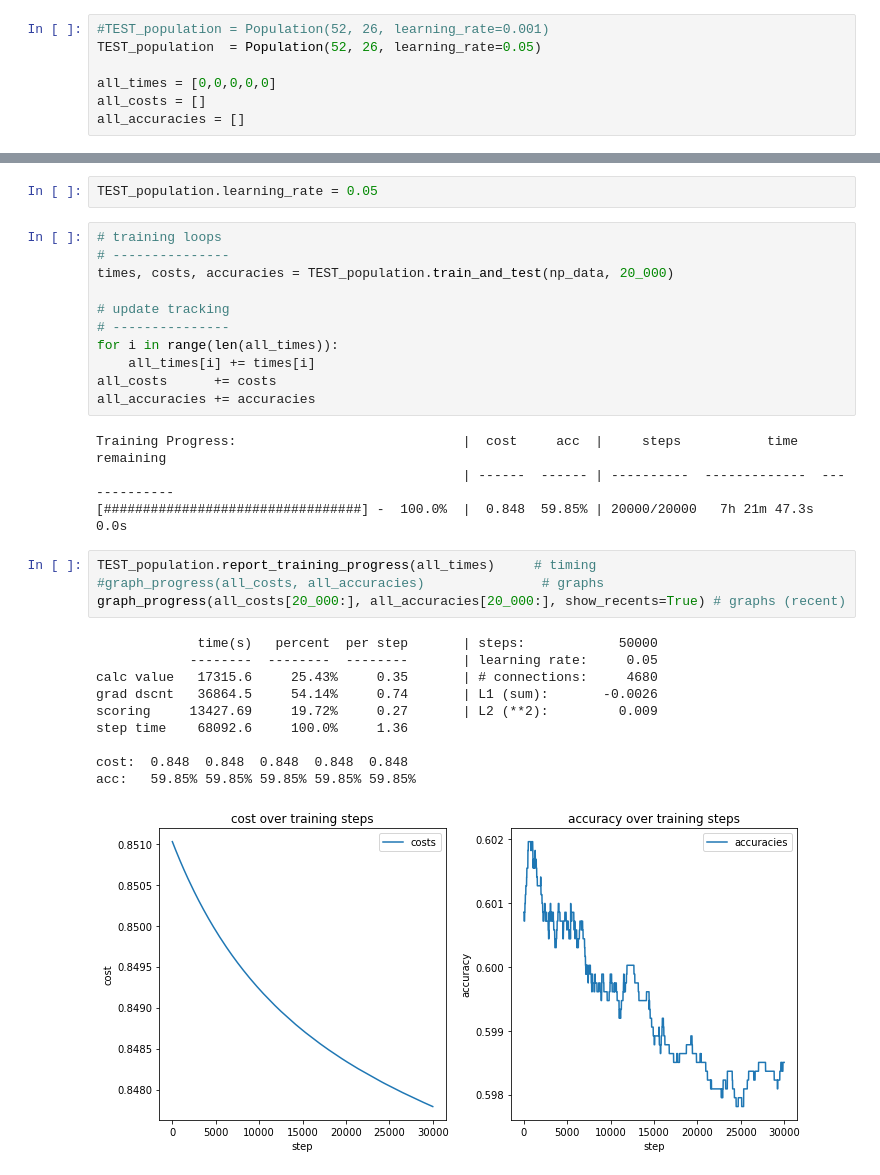
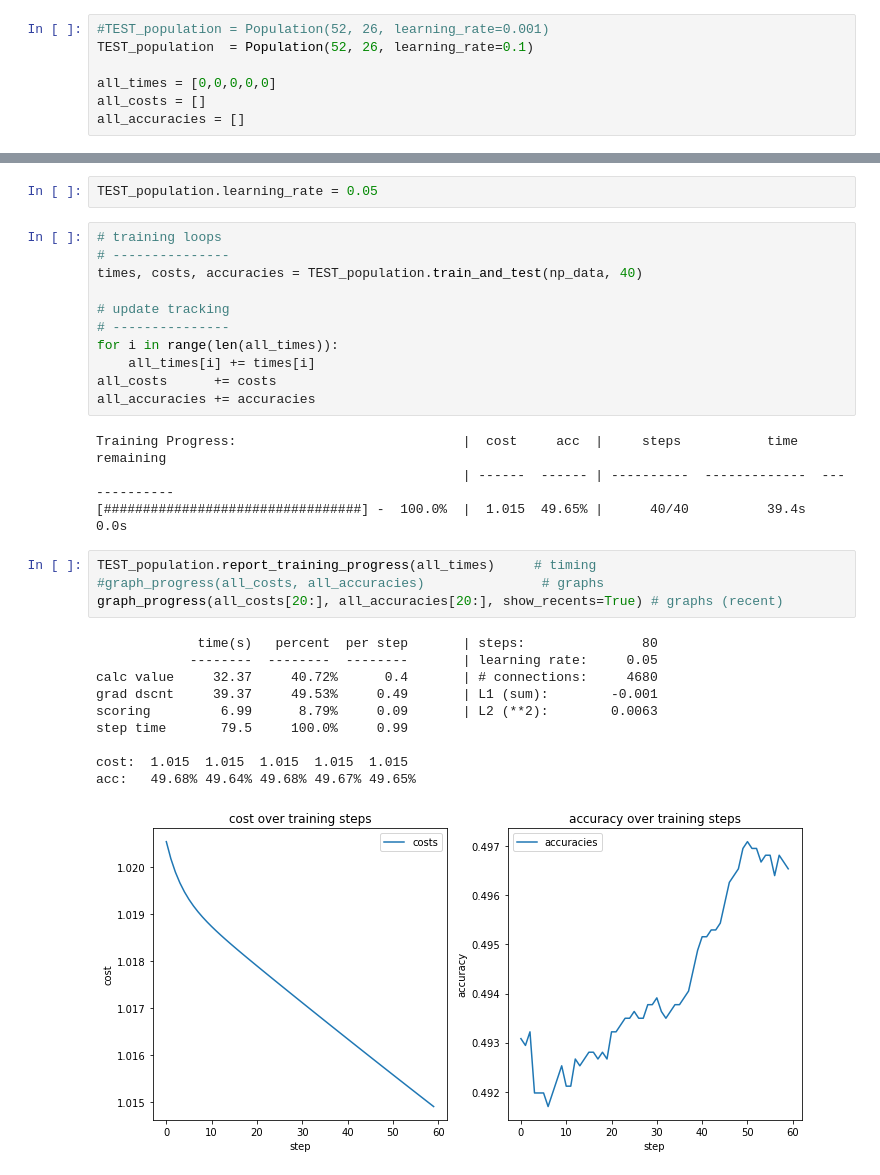
Before and after one commit to amurphy99/madness-23, a Jupyter notebook: data_setup/testing_matrix.ipynb, the cells around one changed output, grey strips where cells are left out. Cells and saved outputs as stored; diff of their text form.

```diff
--- a/data_setup/testing_matrix.ipynb
+++ b/data_setup/testing_matrix.ipynb
@@ -145,7 +145,7 @@ np_data = [np_data[0], np_data[1], np.multiply(np_data2[1], 100),
 # Create and test population
 # %%
 #TEST_population = Population(52, 26, learning_rate=0.001)
-TEST_population  = Population(52, 26, learning_rate=0.05)
+TEST_population  = Population(52, 26, learning_rate=0.1)
 
 all_times = [0,0,0,0,0]
 all_costs = []
@@ -157,7 +157,7 @@ TEST_population.learning_rate = 0.05
 # %%
 # training loops
 # ---------------
-times, costs, accuracies = TEST_population.train_and_test(np_data, 20_000)
+times, costs, accuracies = TEST_population.train_and_test(np_data, 40)
 
 # update tracking
 # ---------------
@@ -168,22 +168,22 @@ all_accuracies += accuracies
 # %% [output]
 Training Progress:                             |  cost     acc  |     steps           time      remaining
                                                | ------  ------ | ----------  -------------  -------------
-[#################################] -  100.0%  |  0.848  59.85% | 20000/20000   7h 21m 47.3s           0.0s
+[#################################] -  100.0%  |  1.015  49.65% |      40/40          39.4s           0.0s
 # %%
 TEST_population.report_training_progress(all_times)     # timing
 #graph_progress(all_costs, all_accuracies)               # graphs
-graph_progress(all_costs[20_000:], all_accuracies[20_000:], show_recents=True) # graphs (recent)
+graph_progress(all_costs[20:], all_accuracies[20:], show_recents=True) # graphs (recent)
 # %% [output]
-             time(s)   percent  per step       | steps:            50000
+             time(s)   percent  per step       | steps:               80
             --------  --------  --------       | learning rate:     0.05
-calc value   17315.6     25.43%     0.35       | # connections:     4680
-grad dscnt   36864.5     54.14%     0.74       | L1 (sum):       -0.0026
-scoring     13427.69     19.72%     0.27       | L2 (**2):         0.009
-step time    68092.6     100.0%     1.36
+calc value     32.37     40.72%      0.4       | # connections:     4680
+grad dscnt     39.37     49.53%     0.49       | L1 (sum):        -0.001
+scoring         6.99      8.79%     0.09       | L2 (**2):        0.0063
+step time       79.5     100.0%     0.99
 
-cost:  0.848  0.848  0.848  0.848  0.848
-acc:   59.85% 59.85% 59.85% 59.85% 59.85%
+cost:  1.015  1.015  1.015  1.015  1.015
+acc:   49.68% 49.64% 49.68% 49.67% 49.65%
-[figure, old version]
+[figure, new version]
 # %%
 game_id = 102
 TEST_population.box_score_preview(np_data[3], np_data[4], np_data[5], game_id, np_max_2022, headers_list)
```
Also changed, not shown: parts of 4 cells of this notebook, 18 other files.
